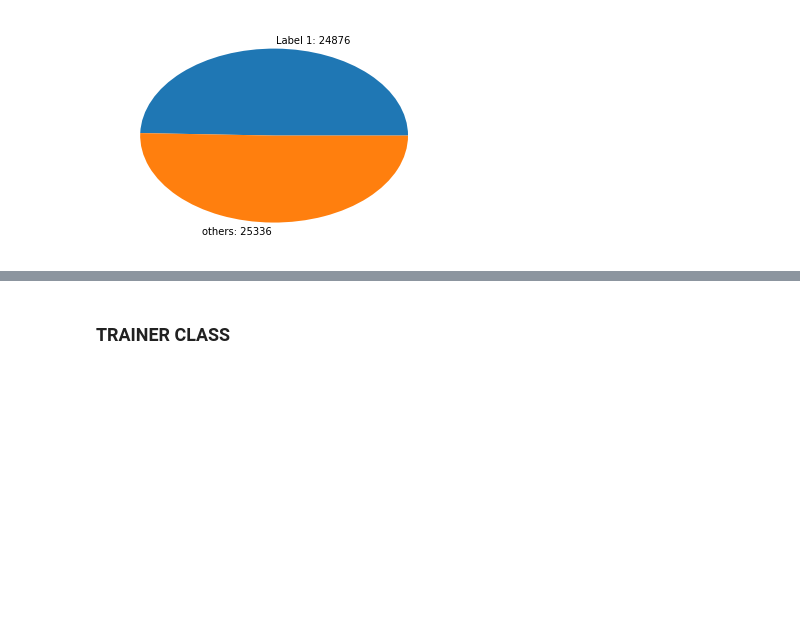
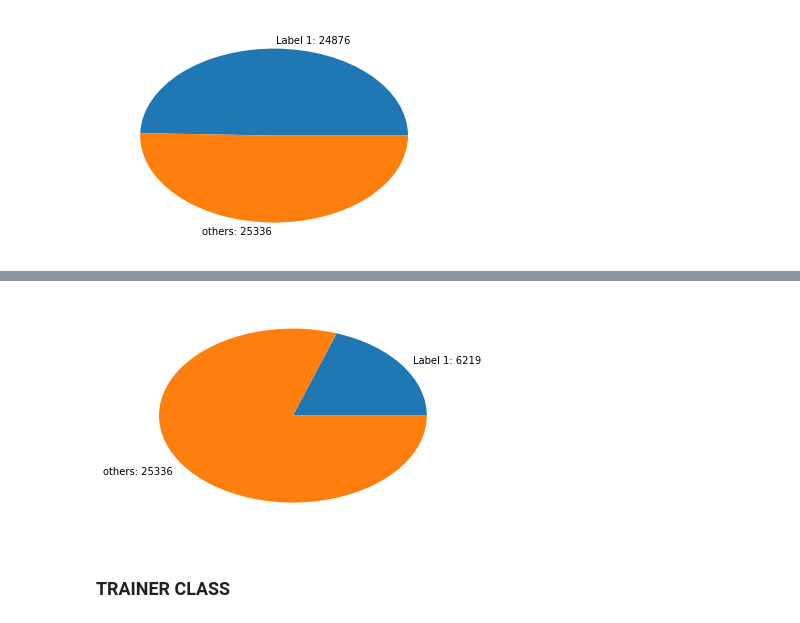
Before and after one commit to anaramirli/Single-Word-ASR, a Jupyter notebook: src/models/One-vs-All NN speech recognition.ipynb, the cells around one changed output, grey strips where cells are left out. Cells and saved outputs as stored; diff of their text form; code cells hidden in the pictures; blank space fills up the shorter version.

```diff
--- a/src/models/One-vs-All NN speech recognition.ipynb
+++ b/src/models/One-vs-All NN speech recognition.ipynb
@@ -199,11 +204,11 @@ def multiply_oversmaple(X,y,label):
     X2 = X[y!=label]
     y2 = y[y!=label]
 
-    X1_new=[X1]*int(X2.shape[0]/X1.shape[0])
+    X1_new=[X1]*int(X2.shape[0]/(X1.shape[0]*4))
     X1_new=np.array(X1_new)
     X1_new=np.resize(X1_new,(X1_new.shape[0]*X1_new.shape[1],X2.shape[1]))
 
-    y1_new=[y1]*int(y2.shape[0]/y1.shape[0])
+    y1_new=[y1]*int(y2.shape[0]/(y1.shape[0]*4))
     y1_new=np.array(y1_new)
     y1_new=np.resize(y1_new,(y1_new.shape[0]*y1_new.shape[1]))
 
@@ -212,6 +217,11 @@ def multiply_oversmaple(X,y,label):
     y_out = np.concatenate((y1_new, y2))
 
     return X_out, y_out
+# %%
+X_out, y_out = multiply_oversmaple(X_train, y_train, 1)
+pie_chart(y_out,1)
+# %% [output]
+[figure, added]
 # %% [markdown]
 ### TRAINER CLASS
 # %%
```
Also changed, not shown: parts of 20 cells of this notebook, 9 other files.
